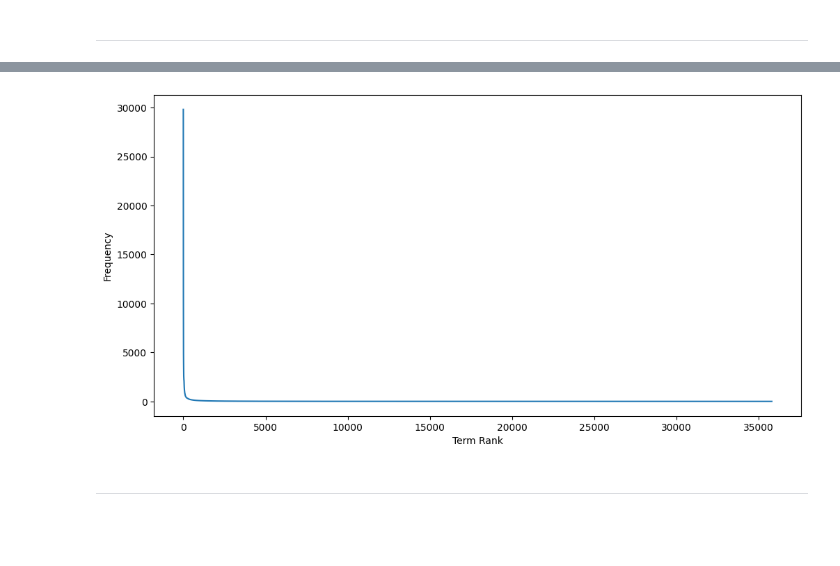
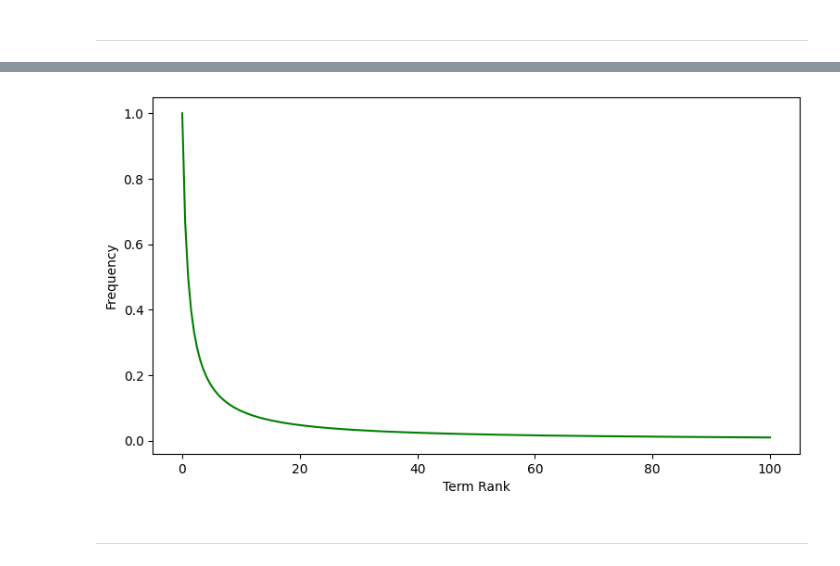
Before and after one commit to Nimomohamed-you/DM2025-Lab1-Exercise, a Jupyter notebook: DM2025-Lab1-Master.ipynb, the cells around one changed output, grey strips where cells are left out. Cells and saved outputs as stored; diff of their text form; code cells hidden in the pictures; blank space fills up the shorter version.

```diff
--- a/DM2025-Lab1-Master.ipynb
+++ b/DM2025-Lab1-Master.ipynb
@@ -1200,18 +1198,16 @@ set_ticklabels() should only be used with a fixed number of ticks, i.e. after se
 Additionally, you can attempt to sort the terms on the `x-axis` by frequency instead of in alphabetical order. This way the visualization is more meaninfgul and you will be able to observe the so called [long tail](https://en.wikipedia.org/wiki/Long_tail) (get familiar with this term since it will appear a lot in data mining and other statistics courses). see picture below
 
 ![alt txt](https://upload.wikimedia.org/wikipedia/commons/thumb/8/8a/Long_tail.svg/1000px-Long_tail.svg.png)
-# %%
-# Answer here
-sorted_freqs = np.sort(term_frequencies)[::-1]
-ranks = np.arange(1, len(sorted_freqs) + 1)  # rank of each term
-
-plt.figure(figsize=(12,6))
-plt.plot(ranks, sorted_freqs, marker='', linestyle='-')  # smooth line
-plt.xlabel('Term Rank')
-plt.ylabel('Frequency')
-plt.show()
-# %% [output]
-[figure, removed]
+# %%
+# Answer here
+plt.subplots(figsize=(9, 5))
+x = np.linspace(0, 100, 200)
+plt.plot(x, 1/(x+1), color='green')
+plt.xlabel('Term Rank')
+plt.ylabel('Frequency')
+plt.show()
+# %% [output]
+[figure, added]
 # %% [markdown]
 ---
 # %% [markdown]
```
Also changed, not shown: parts of 7 cells of this notebook.
